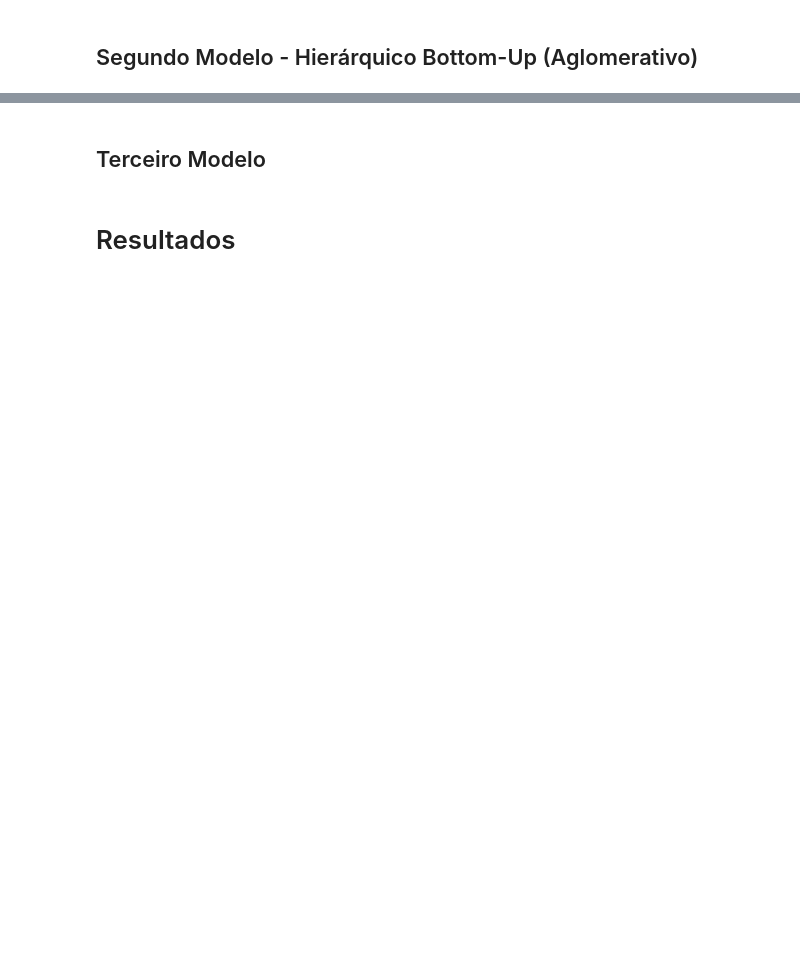
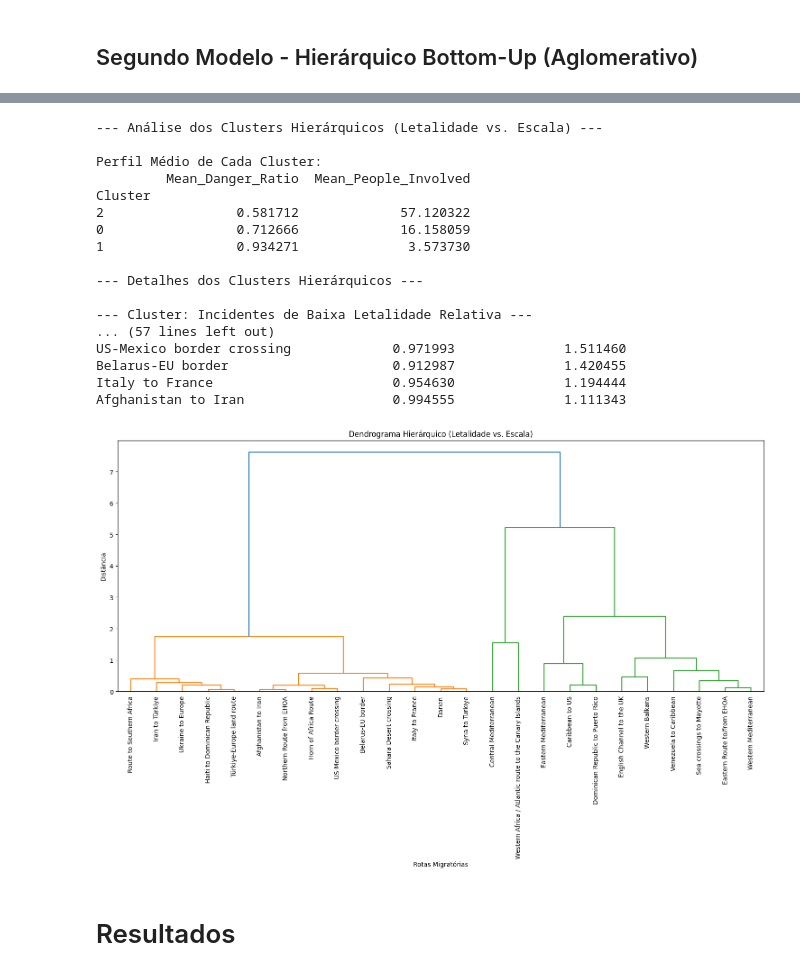
Before and after one commit to joaopedromarcondes/Trabalho-IA, a Jupyter notebook: Trabalho_IA.ipynb, the cells around one changed output, grey strips where cells are left out. Cells and saved outputs as stored; diff of their text form; code cells hidden in the pictures; blank space fills up the shorter version.

```diff
--- a/Trabalho_IA.ipynb
+++ b/Trabalho_IA.ipynb
@@ -464,4 +287,75 @@ Afghanistan to Iran                   0.994555              1.111343
-# %% [markdown]
-## Terceiro Modelo
+# %%
+METHOD = 'ward'  # Método de ligação para o dendrograma
+METRIC = 'euclidean'  # Métrica de distância para o dendrograma
+
+# 4.1. Gerar a matriz de ligação para o dendrograma
+Z = linkage(scaled_features, method=METHOD, metric=METRIC)
+
+# Definir summary_2d como uma cópia de normalized_summary
+summary_2d = normalized_summary.copy()
+
+# 4.2. Criar e salvar o dendrograma
+plt.figure(figsize=(15, 10))
+plt.title('Dendrograma Hierárquico (Letalidade vs. Escala)')
+plt.xlabel('Rotas Migratórias')
+plt.ylabel('Distância')
+dendrogram(
+    Z,
+    labels=summary_2d.index,
+    leaf_rotation=90,
+    leaf_font_size=10,
+)
+plt.tight_layout()
+
+
+# 4.3. Extrair 3 clusters para comparar com a análise de K-Means
+n_clusters = 3
+hc = AgglomerativeClustering(n_clusters=n_clusters, metric=METRIC, linkage=METHOD)
+summary_2d['Cluster'] = hc.fit_predict(scaled_features)
+
+# --- 5. Análises de Clusters hierárquicos ---
+cluster_profiles = summary_2d.groupby('Cluster')[['Mean_Danger_Ratio', 'Mean_People_Involved']].mean().sort_values('Mean_Danger_Ratio')
+
+print("\n--- Análise dos Clusters Hierárquicos (Letalidade vs. Escala) ---")
+print("\nPerfil Médio de Cada Cluster:")
+print(cluster_profiles)
+
+# Criar nomes descritivos baseados nos perfis calculados
+profile_map = {
+    cluster_profiles.index[0]: "Incidentes de Baixa Letalidade Relativa",
+    cluster_profiles.index[1]: "Incidentes Catastróficos (Mediterrâneo)",
+    cluster_profiles.index[2]: "Incidentes Grandes de Alta Letalidade"
+}
+summary_2d['Cluster_Profile']= summary_2d['Cluster'].map(profile_map)
+
+
+print("\n--- Detalhes dos Clusters Hierárquicos ---")
+for cluster_label, profile_name in sorted(profile_map.items(), key=lambda item: cluster_profiles.loc[item[0]]['Mean_Danger_Ratio']):
+    print(f"\n--- Cluster: {profile_name} ---")
+    cluster_data = summary_2d[summary_2d['Cluster'] == cluster_label]
+    print(f"Número de Rotas: {len(cluster_data)}")
+    print("Perfil Médio:")
+    print(cluster_profiles.loc[cluster_label].round(2))
+    print("\nRotas neste Cluster:")
+    print(cluster_data[['Mean_Danger_Ratio', 'Mean_People_Involved']].sort_values('Mean_People_Involved', ascending=False))
+# %% [output]
+--- Análise dos Clusters Hierárquicos (Letalidade vs. Escala) ---
+
+Perfil Médio de Cada Cluster:
+         Mean_Danger_Ratio  Mean_People_Involved
+Cluster
+2                 0.581712             57.120322
+0                 0.712666             16.158059
+1                 0.934271              3.573730
+
+--- Detalhes dos Clusters Hierárquicos ---
+
+--- Cluster: Incidentes de Baixa Letalidade Relativa ---
+... (57 lines left out)
+US-Mexico border crossing             0.971993              1.511460
+Belarus-EU border                     0.912987              1.420455
+Italy to France                       0.954630              1.194444
+Afghanistan to Iran                   0.994555              1.111343
+[figure, added]
 # %% [markdown]
 # Resultados
```
Also changed, not shown: parts of 15 cells of this notebook, 1 other file.
